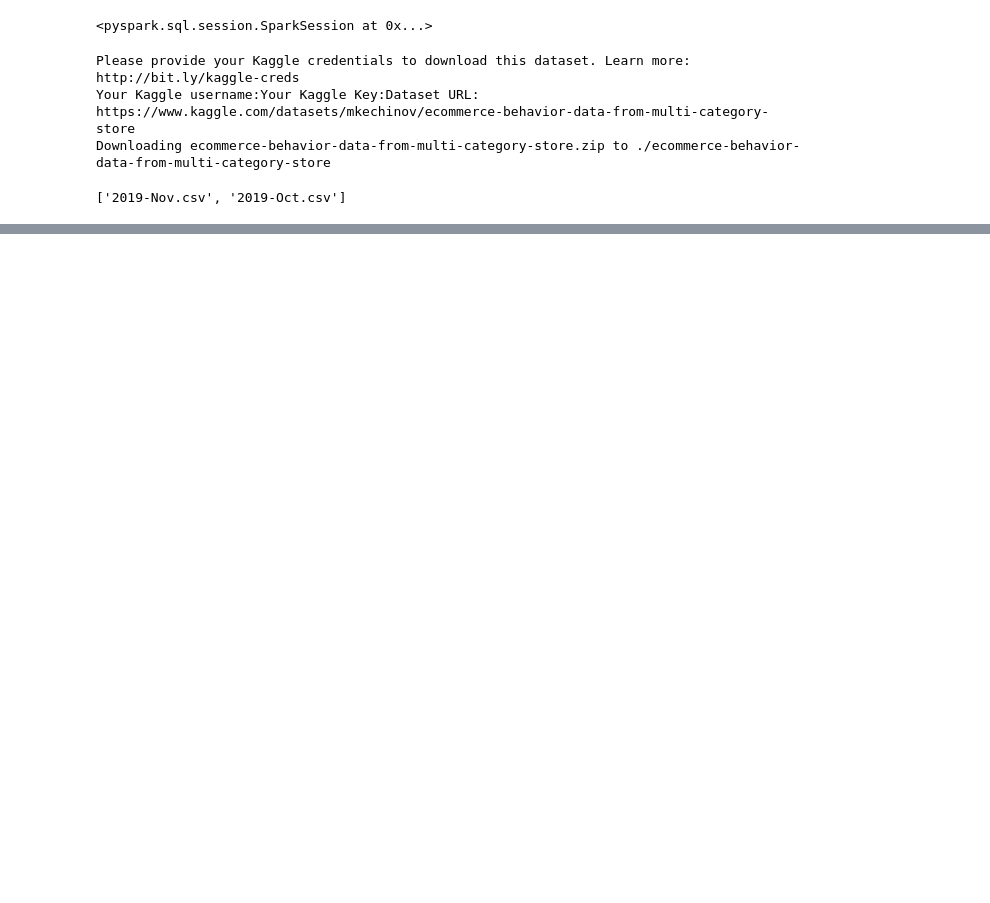
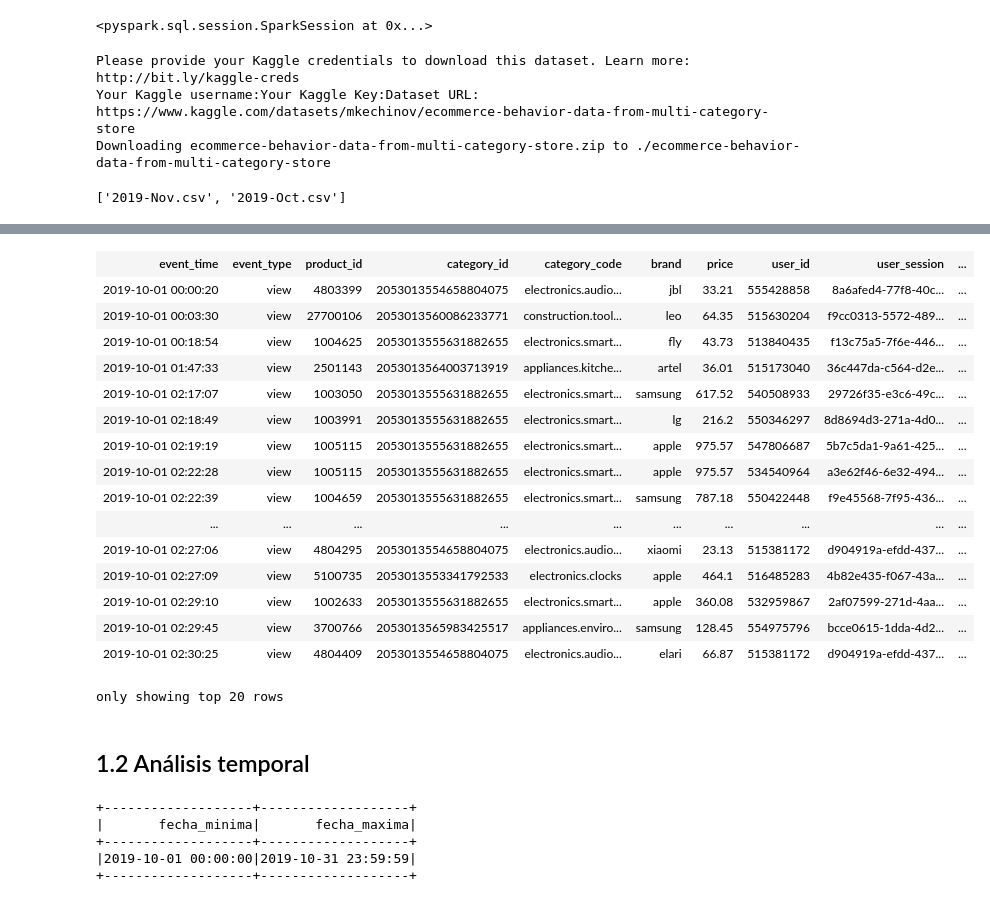
Before and after one commit to Felamar/ml-ecommerce, a Jupyter notebook: proyecto-final.ipynb, the cells around one changed output, grey strips where cells are left out. Cells and saved outputs as stored; diff of their text form; code cells hidden in the pictures; blank space fills up the shorter version.

```diff
--- a/proyecto-final.ipynb
+++ b/proyecto-final.ipynb
@@ -91,0 +154,4 @@ Columnas: ['event_time', 'event_type', 'product_id', 'category_id', 'category_co
+# %%
+# 1. Eliminación de registros duplicados
+df_clean = df.dropDuplicates()
+print(f"Registros después de eliminar duplicados: {df_clean.count()}")
@@ -91,0 +162,12 @@ Columnas: ['event_time', 'event_type', 'product_id', 'category_id', 'category_co
+# %%
+from pyspark.sql.functions import when, col
+
+df_clean = df_clean.withColumn(
+    "category_code_clean",
+    when(col("category_code").isNull(), "unknown").otherwise(col("category_code"))
+)
+# %%
+df_clean = df_clean.withColumn(
+    "brand_clean",
+    when(col("brand").isNull(), "no_brand").otherwise(col("brand"))
+)
@@ -91,0 +192,35 @@ Columnas: ['event_time', 'event_type', 'product_id', 'category_id', 'category_co
+# %%
+df_clean.cache()
+# %% [output]
+| event_time | event_type | product_id | category_id | category_code | brand | price | user_id | user_session | ... |
+| 2019-10-01 00:00:20 | view | 4803399 | 2053013554658804075 | electronics.audio... | jbl | 33.21 | 555428858 | 8a6afed4-77f8-40c... | ... |
+| 2019-10-01 00:03:30 | view | 27700106 | 2053013560086233771 | construction.tool... | leo | 64.35 | 515630204 | f9cc0313-5572-489... | ... |
+| 2019-10-01 00:18:54 | view | 1004625 | 2053013555631882655 | electronics.smart... | fly | 43.73 | 513840435 | f13c75a5-7f6e-446... | ... |
+| 2019-10-01 01:47:33 | view | 2501143 | 2053013564003713919 | appliances.kitche... | artel | 36.01 | 515173040 | 36c447da-c564-d2e... | ... |
+| 2019-10-01 02:17:07 | view | 1003050 | 2053013555631882655 | electronics.smart... | samsung | 617.52 | 540508933 | 29726f35-e3c6-49c... | ... |
+| 2019-10-01 02:18:49 | view | 1003991 | 2053013555631882655 | electronics.smart... | lg | 216.2 | 550346297 | 8d8694d3-271a-4d0... | ... |
+| 2019-10-01 02:19:19 | view | 1005115 | 2053013555631882655 | electronics.smart... | apple | 975.57 | 547806687 | 5b7c5da1-9a61-425... | ... |
+| 2019-10-01 02:22:28 | view | 1005115 | 2053013555631882655 | electronics.smart... | apple | 975.57 | 534540964 | a3e62f46-6e32-494... | ... |
+| 2019-10-01 02:22:39 | view | 1004659 | 2053013555631882655 | electronics.smart... | samsung | 787.18 | 550422448 | f9e45568-7f95-436... | ... |
+| ... | ... | ... | ... | ... | ... | ... | ... | ... | ... |
+| 2019-10-01 02:27:06 | view | 4804295 | 2053013554658804075 | electronics.audio... | xiaomi | 23.13 | 515381172 | d904919a-efdd-437... | ... |
+| 2019-10-01 02:27:09 | view | 5100735 | 2053013553341792533 | electronics.clocks | apple | 464.1 | 516485283 | 4b82e435-f067-43a... | ... |
+| 2019-10-01 02:29:10 | view | 1002633 | 2053013555631882655 | electronics.smart... | apple | 360.08 | 532959867 | 2af07599-271d-4aa... | ... |
+| 2019-10-01 02:29:45 | view | 3700766 | 2053013565983425517 | appliances.enviro... | samsung | 128.45 | 554975796 | bcce0615-1dda-4d2... | ... |
+| 2019-10-01 02:30:25 | view | 4804409 | 2053013554658804075 | electronics.audio... | elari | 66.87 | 515381172 | d904919a-efdd-437... | ... |
+only showing top 20 rows
+# %% [markdown]
+## 1.2 Análisis temporal
+# %%
+from pyspark.sql.functions import min, max
+
+df_clean.select(
+    min("event_time").alias("fecha_minima"),
+    max("event_time").alias("fecha_maxima")
+).show()
+# %% [output]
++-------------------+-------------------+
+|       fecha_minima|       fecha_maxima|
++-------------------+-------------------+
+|2019-10-01 00:00:00|2019-10-31 23:59:59|
++-------------------+-------------------+
```
Also changed, not shown: parts of 33 cells of this notebook.
